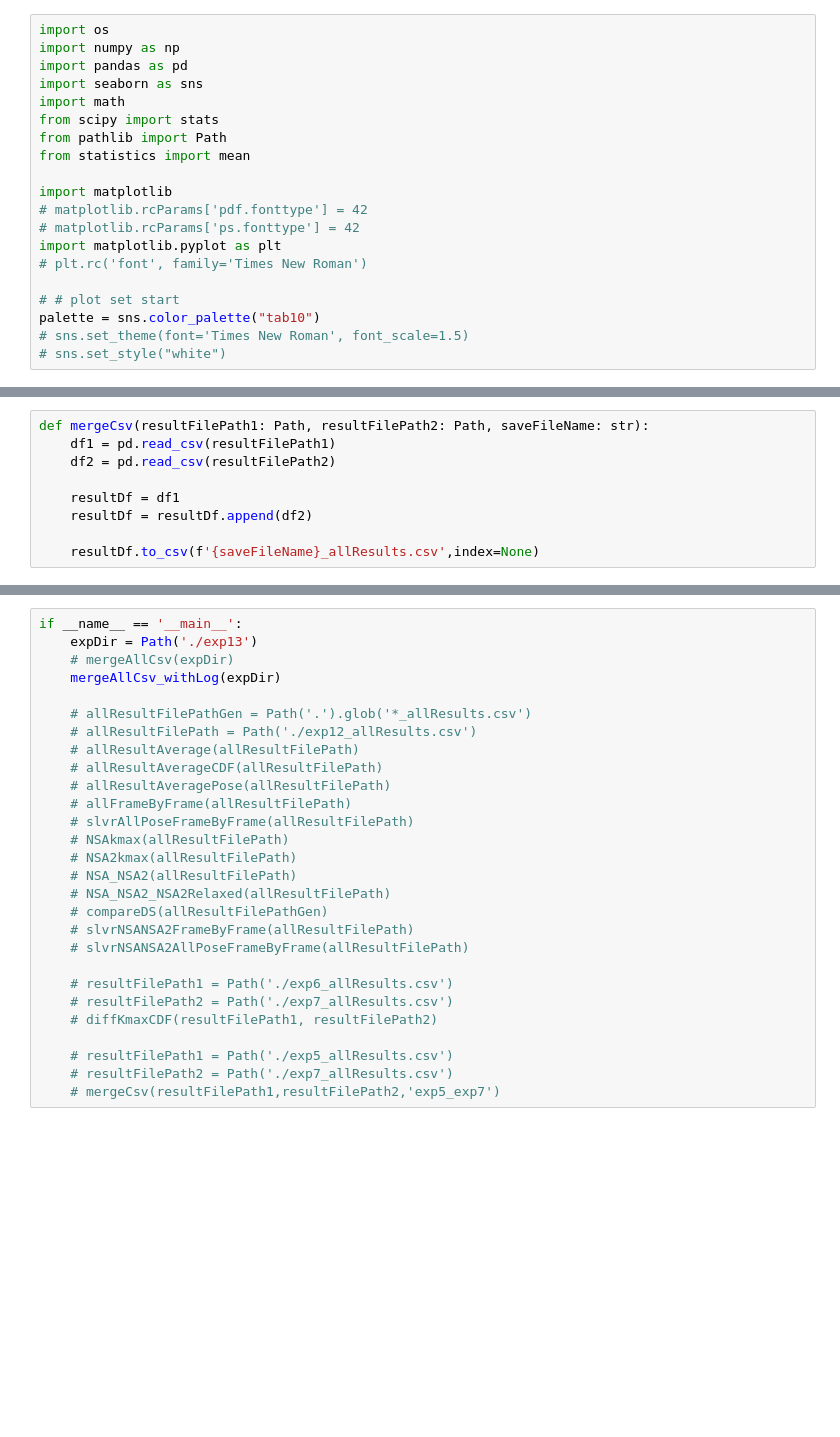
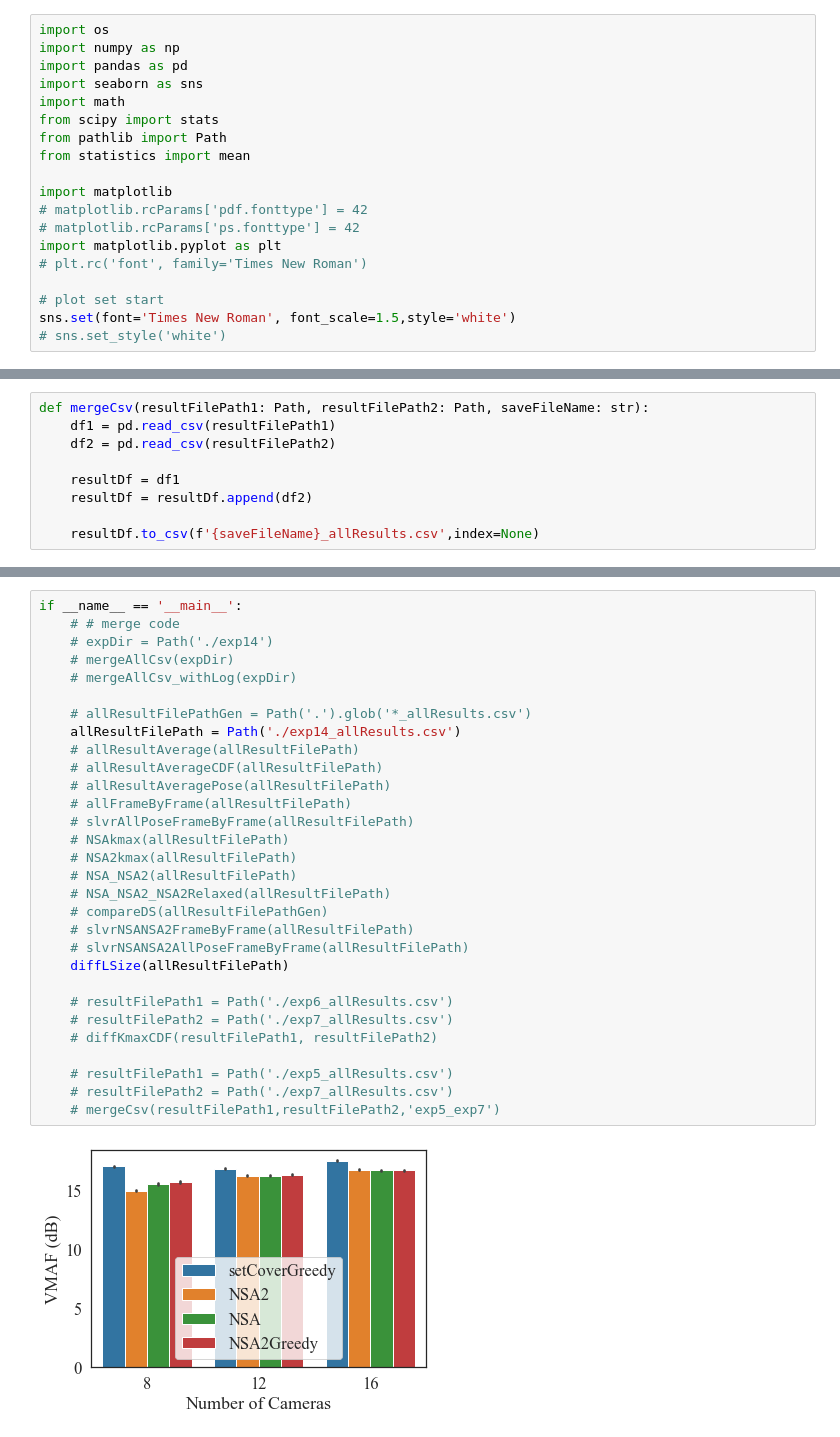
Before and after one commit to SYJINTW/camera_placement_analysis, a Jupyter notebook: results_analysis.ipynb, the cells around one changed output, grey strips where cells are left out. Drawn from its saved outputs; the diff is of its cells as text; blank space fills up the shorter version.

```diff
--- a/results_analysis.ipynb
+++ b/results_analysis.ipynb
@@ -14,10 +14,9 @@ import matplotlib
 import matplotlib.pyplot as plt
 # plt.rc('font', family='Times New Roman')
 
-# # plot set start
-palette = sns.color_palette("tab10")
-# sns.set_theme(font='Times New Roman', font_scale=1.5)
-# sns.set_style("white")
+# plot set start
+sns.set(font='Times New Roman', font_scale=1.5,style='white')
+# sns.set_style('white')
 # %%
 def averageResults():
     doplot = False
@@ -960,28 +1055,32 @@ def mergeCsv(resultFilePath1: Path, resultFilePath2: Path, saveFileName: str):
 # %%
 if __name__ == '__main__':
-    expDir = Path('./exp13')
+    # # merge code
+    # expDir = Path('./exp14')
     # mergeAllCsv(expDir)
-    mergeAllCsv_withLog(expDir)
+    # mergeAllCsv_withLog(expDir)
 
     # allResultFilePathGen = Path('.').glob('*_allResults.csv')
-    # allResultFilePath = Path('./exp12_allResults.csv')
+    allResultFilePath = Path('./exp14_allResults.csv')
     # allResultAverage(allResultFilePath)
     # allResultAverageCDF(allResultFilePath)
     # allResultAveragePose(allResultFilePath)
     # allFrameByFrame(allResultFilePath)
     # slvrAllPoseFrameByFrame(allResultFilePath)
     # NSAkmax(allResultFilePath)
     # NSA2kmax(allResultFilePath)
     # NSA_NSA2(allResultFilePath)
     # NSA_NSA2_NSA2Relaxed(allResultFilePath)
     # compareDS(allResultFilePathGen)
     # slvrNSANSA2FrameByFrame(allResultFilePath)
     # slvrNSANSA2AllPoseFrameByFrame(allResultFilePath)
+    diffLSize(allResultFilePath)
 
     # resultFilePath1 = Path('./exp6_allResults.csv')
     # resultFilePath2 = Path('./exp7_allResults.csv')
     # diffKmaxCDF(resultFilePath1, resultFilePath2)
 
     # resultFilePath1 = Path('./exp5_allResults.csv')
     # resultFilePath2 = Path('./exp7_allResults.csv')
     # mergeCsv(resultFilePath1,resultFilePath2,'exp5_exp7')
+# %% [output]
+[figure, added]
```
Also changed, not shown: parts of 2 cells of this notebook, 7 other files.
